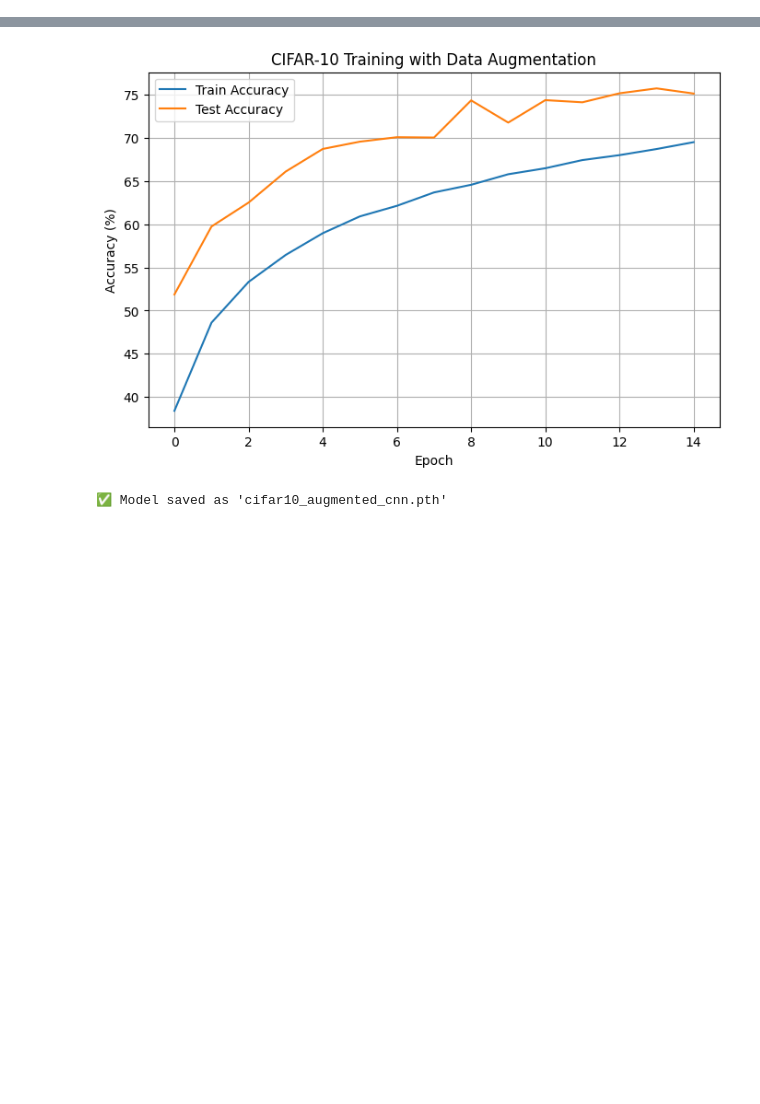
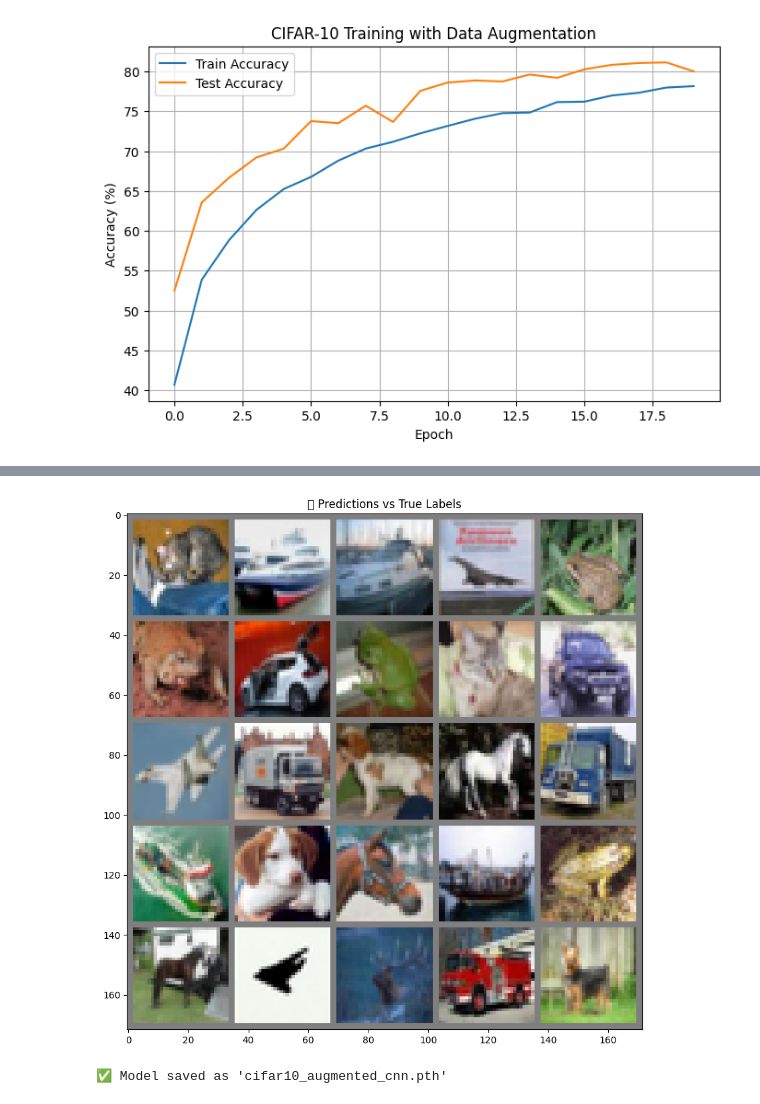
Before and after one commit to Ayon150/AI, a Jupyter notebook: Augmentation_with_CIFAR_10(CNN).ipynb, the cells around one changed output, grey strips where cells are left out. Saved outputs shown, nothing was run; the diff lists cells and outputs as text; code cells hidden in the pictures; blank space fills up the shorter version.

```diff
--- a/Augmentation_with_CIFAR_10(CNN).ipynb
+++ b/Augmentation_with_CIFAR_10(CNN).ipynb
@@ -11,6 +11,7 @@ import torch.optim as optim
 import torchvision
 import torchvision.transforms as transforms
 import matplotlib.pyplot as plt
+import numpy as np
 
 # --------------------------------------------------
 # 1️⃣ Device Configuration
@@ -22,13 +23,13 @@ print(f"✅ Using device: {device}")
 # 2️⃣ Data Augmentation & Normalization
 # --------------------------------------------------
 transform_train = transforms.Compose([
-    transforms.RandomCrop(32, padding=4),           # Random crop
-    transforms.RandomHorizontalFlip(),              # Flip horizontally
+    transforms.RandomCrop(32, padding=4),
+    transforms.RandomHorizontalFlip(),
     transforms.ColorJitter(brightness=0.2, contrast=0.2, saturation=0.2),
-    transforms.RandomRotation(15),                  # Small rotation
-    transforms.ToTensor(),                          # Convert to tensor
+    transforms.RandomRotation(15),
+    transforms.ToTensor(),
     transforms.Normalize((0.5, 0.5, 0.5),
-                         (0.5, 0.5, 0.5))           # Normalize
+                         (0.5, 0.5, 0.5))
 ])
 
 transform_test = transforms.Compose([
@@ -72,14 +73,19 @@ class SimpleCNN(nn.Module):
             nn.Conv2d(64, 128, kernel_size=3, padding=1),
             nn.BatchNorm2d(128),
             nn.ReLU(),
+            nn.MaxPool2d(2, 2),
+
+            nn.Conv2d(128, 256, kernel_size=3, padding=1),
+            nn.BatchNorm2d(256),
+            nn.ReLU(),
             nn.MaxPool2d(2, 2)
         )
 
         self.fc_layers = nn.Sequential(
-            nn.Linear(128 * 4 * 4, 256),
+            nn.Linear(256 * 2 * 2, 256),  # ✅ Corrected input size
             nn.ReLU(),
             nn.Dropout(0.5),
-            nn.Linear(256, 10)  # 10 classes in CIFAR-10
+            nn.Linear(256, 10)
         )
 
     def forward(self, x):
@@ -87,6 +93,8 @@ class SimpleCNN(nn.Module):
         x = x.view(x.size(0), -1)
         x = self.fc_layers(x)
         return x
+
+
 
 model = SimpleCNN().to(device)
 print("✅ Model initialized.")
@@ -100,7 +108,7 @@ optimizer = optim.Adam(model.parameters(), lr=0.001)
 # --------------------------------------------------
 # 6️⃣ Training the Model
 # --------------------------------------------------
-num_epochs = 15
+num_epochs = 20
 train_acc_list, test_acc_list = [], []
 
 for epoch in range(num_epochs):
@@ -143,7 +151,16 @@ for epoch in range(num_epochs):
           f"Train Acc: {train_acc:.2f}% | Test Acc: {test_acc:.2f}% | Loss: {running_loss/len(train_loader):.4f}")
 
 # --------------------------------------------------
-# 7️⃣ Plot Accuracy Graph
+# 7️⃣ Final and Average Accuracy
+# --------------------------------------------------
+final_accuracy = test_acc_list[-1]
+average_accuracy = np.mean(test_acc_list)
+
+print("\n🎯 Final Test Accuracy: {:.2f}%".format(final_accuracy))
+print("📊 Average Test Accuracy: {:.2f}%".format(average_accuracy))
+
+# --------------------------------------------------
+# 8️⃣ Plot Accuracy Graph
 # --------------------------------------------------
 plt.figure(figsize=(8,5))
 plt.plot(train_acc_list, label='Train Accuracy')
@@ -156,7 +173,39 @@ plt.grid(True)
 plt.show()
 
 # --------------------------------------------------
-# 8️⃣ Save Model
+# 9️⃣ Show 5×5 Grid of Test Images with Predictions
+# --------------------------------------------------
+classes = train_dataset.classes
+
+def imshow(img):
+    img = img / 2 + 0.5   # unnormalize
+    npimg = img.numpy()
+    plt.imshow(np.transpose(npimg, (1, 2, 0)))
+
+# Get some random test images
+dataiter = iter(test_loader)
+images, labels = next(dataiter)
+
+# Predict
+images, labels = images.to(device), labels.to(device)
+outputs = model(images)
+_, predicted = torch.max(outputs, 1)
+
+# Display
+plt.figure(figsize=(10,10))
+images = images.cpu()
+imshow(torchvision.utils.make_grid(images[:25], nrow=5))
+plt.title("🔍 Predictions vs True Labels")
+
+# Print label pairs below each row
+print("\n🧩 Predicted vs True Labels:")
+for i in range(25):
+    print(f"{i+1:2d}. Predicted: {classes[predicted[i]]:10s} | True: {classes[labels[i]]:10s}")
+
+plt.show()
+
+# --------------------------------------------------
+# 🔟 Save Model
 # --------------------------------------------------
 torch.save(model.state_dict(), "cifar10_augmented_cnn.pth")
 print("✅ Model saved as 'cifar10_augmented_cnn.pth'")
@@ -164,0 +230 @@ print("✅ Model saved as 'cifar10_augmented_cnn.pth'")
+[figure, new version]
@@ -181,2 +248,2 @@ Epoch [15/15] | Train Acc: 69.50% | Test Acc: 75.13% | Loss: 0.8859
-[figure, old version]
+[figure, added]
 ✅ Model saved as 'cifar10_augmented_cnn.pth'
```
Also changed, not shown: parts of 1 cell of this notebook.
